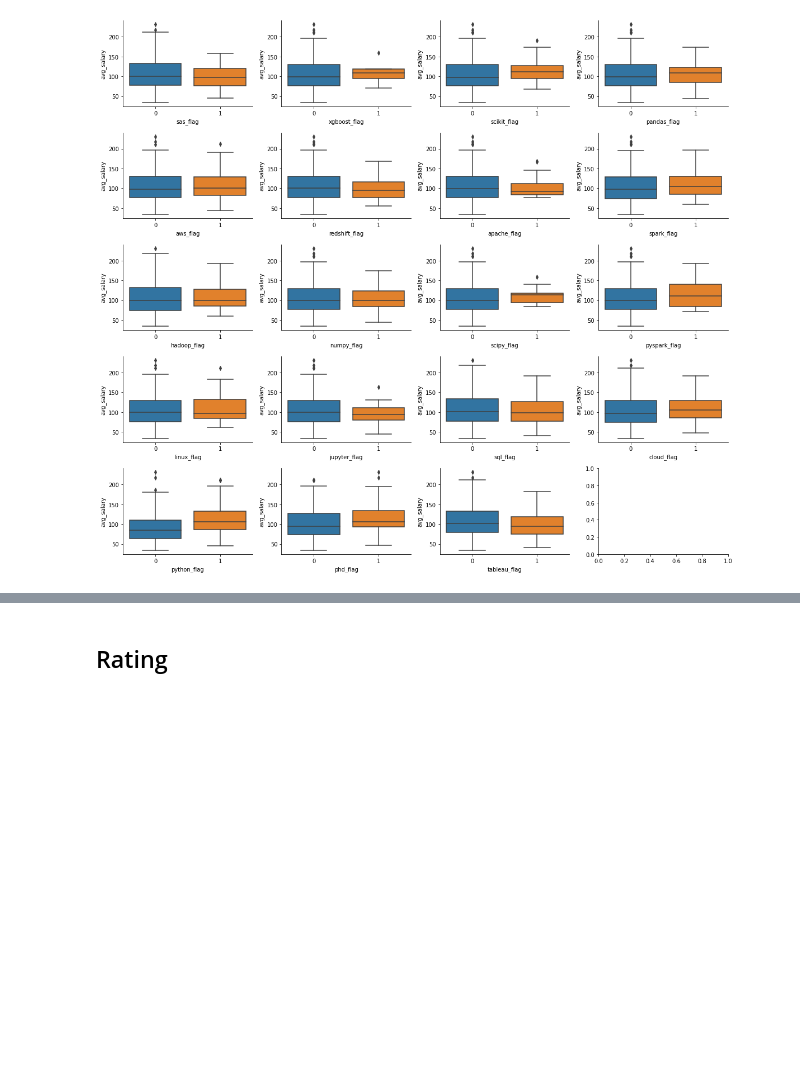
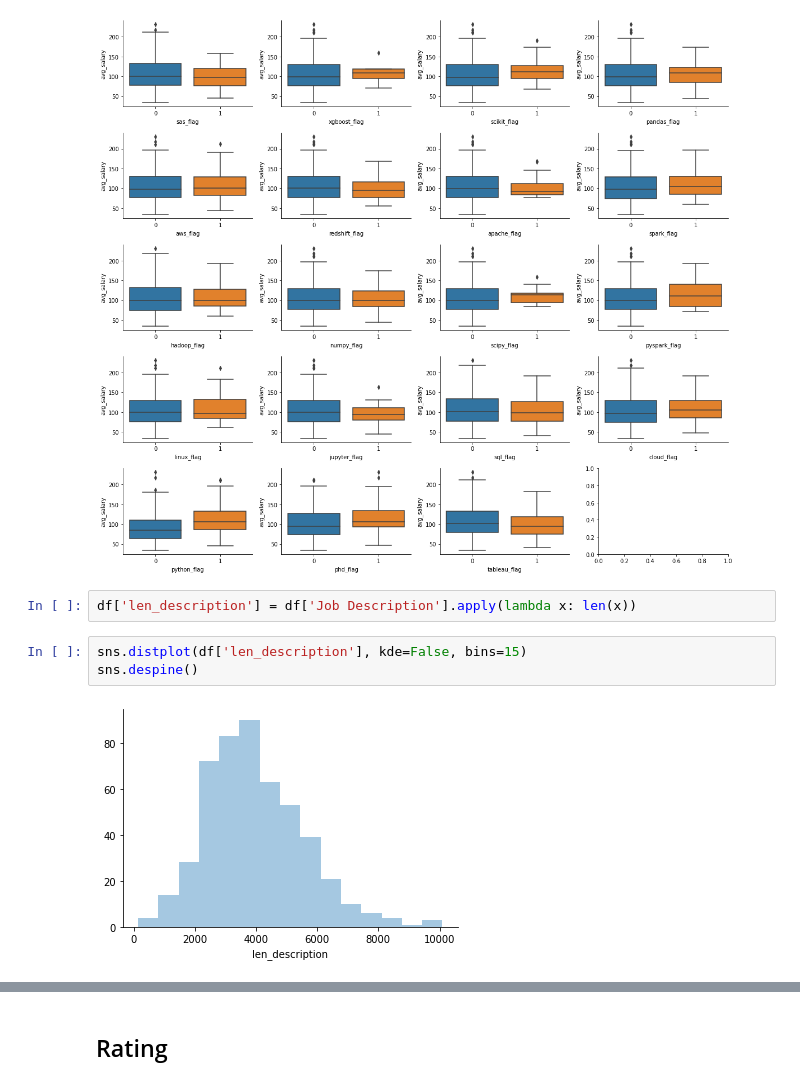
Before and after one commit to miiguelkf/DataScienceSalary, a Jupyter notebook: data_eda.ipynb, the cells around one changed output, grey strips where cells are left out. Drawn from its saved outputs; the diff is of its cells as text; blank space fills up the shorter version.

```diff
--- a/data_eda.ipynb
+++ b/data_eda.ipynb
@@ -234,3 +234,10 @@ for i, col in enumerate(columns):
 fig.tight_layout()
 # %% [output]
 [figure]
+# %%
+df['len_description'] = df['Job Description'].apply(lambda x: len(x))
+# %%
+sns.distplot(df['len_description'], kde=False, bins=15)
+sns.despine()
+# %% [output]
+[figure, added]
```
Also changed, not shown: parts of 5 cells of this notebook.
